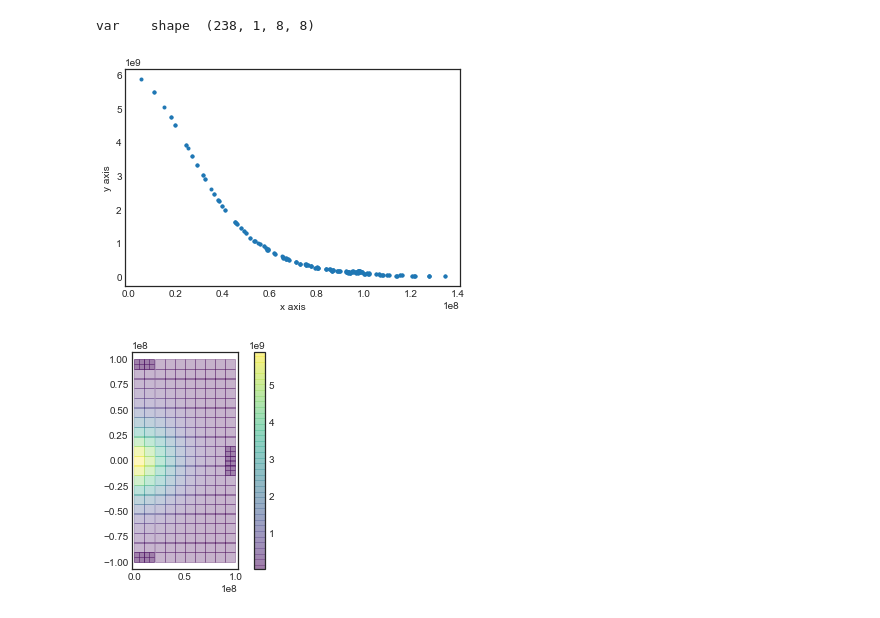
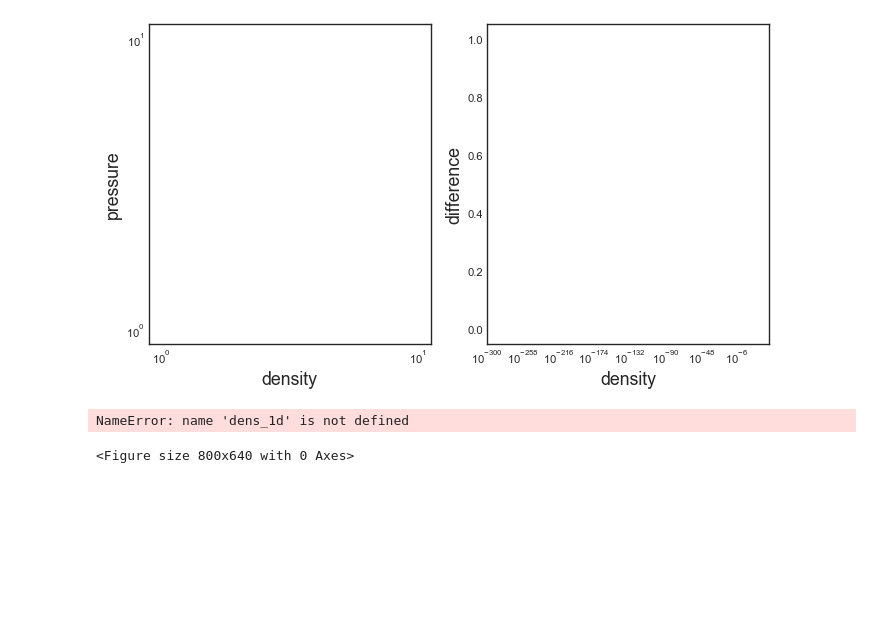
Before and after one commit to ranchu1/Jupyter_FLASH, a Jupyter notebook: UnitTest/View_FLASH_checkpoint.ipynb, the cells around one changed output. Saved outputs shown, nothing was run; the diff lists cells and outputs as text; code cells hidden in the pictures; blank space fills up the shorter version.

```diff
--- a/UnitTest/View_FLASH_checkpoint.ipynb
+++ b/UnitTest/View_FLASH_checkpoint.ipynb
@@ -20,17 +20,37 @@ rcplt.plot_FLASHGrid2D( bounding )
 <Figure size 2560x1920 with 0 Axes>
-# %%
-r = rcscale.scale_FLASH_2DCylindrical_Coordinate( coordinates )
-dens_1d = rcscale.scale_FLASH_2DCylindrical( dens )
-rcplt.plot_1Ddot(r,dens_1d)
-# %% [output]
-var    shape  (238, 1, 8, 8)
-[figure, removed]
+# %%
+# convert and compute
+r = rcscale.scale_FLASH_2DCylindrical_Coordinate( coordinates )
+dens_1d = rcscale.scale_FLASH_2DCylindrical( dena )
+pres_1d = rcscale.scale_FLASH_2DCylindrical( prsa )
+ctr_pres = 6.e27
+ctr_rho  = 7.e9
+int_gamm = 1.33
+kappa = ctr_pres / pow(ctr_rho, int_gamm)
+pres_predict = kappa * pow(dens_1d, 1.33)
+# make plots
+fig=plt.figure(figsize=(10, 8), dpi= 80, facecolor='w', edgecolor='k')
+ax = plt.subplot(121)
+plt.loglog(dens_1d,pres_1d,'o')
+plt.loglog(dens_1d,pres_predict,'.')
+plt.xlabel('density',fontsize=16)
+plt.ylabel('pressure',fontsize=16)
+plt.subplot(122)
+plt.semilogx(dens_1d,abs(pres_1d - pres_predict)/abs(pres_predict),'.')
+plt.xlabel('density',fontsize=16)
+plt.ylabel('difference',fontsize=16)
+plt.subplots_adjust(bottom=0.25, top=0.75)
+plt.show()
+# %% [output]
+[figure, added]
 # %%
+fig=plt.figure(figsize=(10, 8), dpi= 80, facecolor='w', edgecolor='k')
 rng = np.random.RandomState(0)
-block_size3D = block_size[:,0] * block_size[:,1] / block_size[0,0] / block_size[0,1] * 100
-plt.scatter(coordinates[:,0], coordinates[:,1], marker="s", c=dens_1d, s= block_size3D, alpha=0.3,
+block_size3D = block_size[:,0] * block_size[:,1] / block_size[0,0] / block_size[0,1] * 400
+plt.scatter(coordinates[:,0], coordinates[:,1], marker="s", c=dens_1d, s= block_size3D, alpha=0.4,
             cmap='viridis')
 plt.colorbar();  # show color scale
 plt.gca().set_aspect('equal', adjustable='box')
 # %% [output]
-[figure, removed]
+NameError: name 'dens_1d' is not defined
+<Figure size 800x640 with 0 Axes>
```
Also changed, not shown: parts of 9 cells of this notebook, 3 other files.
